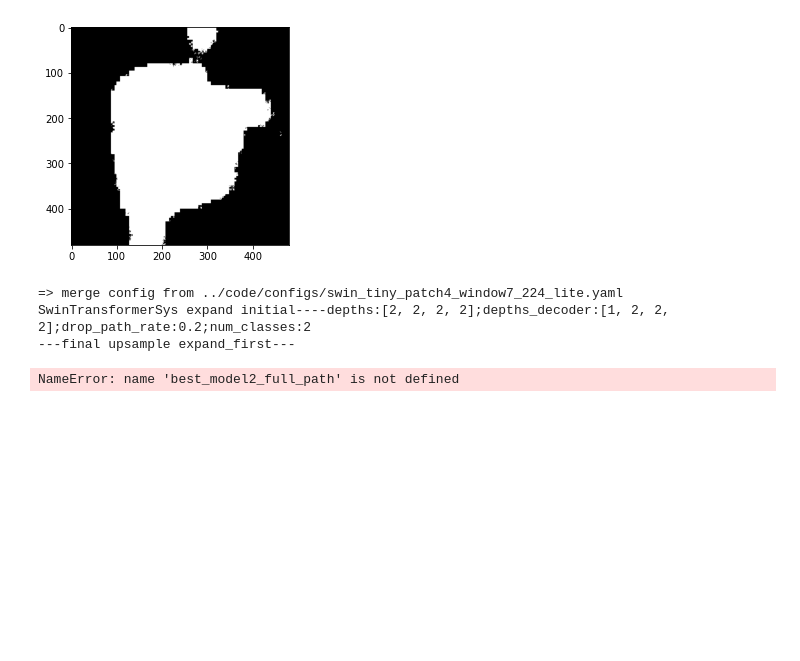
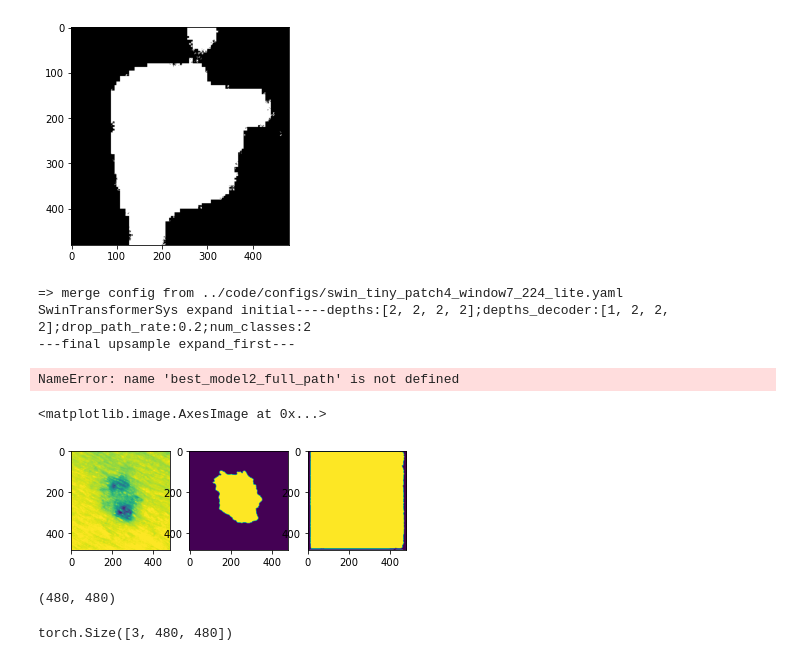
Before and after one commit to meic2/SSL4MedImg, a Jupyter notebook: code/visualize_model.ipynb, the cells around one changed output. Saved outputs shown, nothing was run; the diff lists cells and outputs as text; code cells hidden in the pictures; blank space fills up the shorter version.

```diff
--- a/code/visualize_model.ipynb
+++ b/code/visualize_model.ipynb
@@ -295,3 +296,26 @@ plt.imshow(outputs[0][1].detach().cpu(),cmap='gray')
 # %%
 print(outputs.shape)
 plt.imshow(torch.argmax(torch.softmax(outputs[0], dim = 0), dim=0).detach().cpu(), cmap='gray')
+# %%
+dermofit_w10p_dir = '/scratch/mc8895/SSL4SL/model/Dermofit/CT_CNN_Transformer_wAE_10p/unet_model1_predictions/'
+filename = 'ALLSCC_B217b_data_0'
+plt.subplot(1,3,1)
+output1= np.load(dermofit_w10p_dir+filename+'_data.npy')
+plt.imshow(output1[0][0])
+plt.subplot(1,3,2)
+mask= np.load(dermofit_w10p_dir+filename+'_mask.npy')
+plt.imshow(mask)
+plt.subplot(1,3,3)
+mask= np.load(dermofit_w10p_dir+filename+'_pred.npy')
+plt.imshow(mask)
+# %% [output]
+<matplotlib.image.AxesImage at 0x...>
+[figure, added]
+# %%
+mask.shape
+# %% [output]
+(480, 480)
+# %%
+torch.argmax(torch.softmax(torch.tensor(output1), dim = 0), dim=0).shape
+# %% [output]
+torch.Size([3, 480, 480])
```
Also changed, not shown: parts of 1 cell of this notebook, 7 other files.
